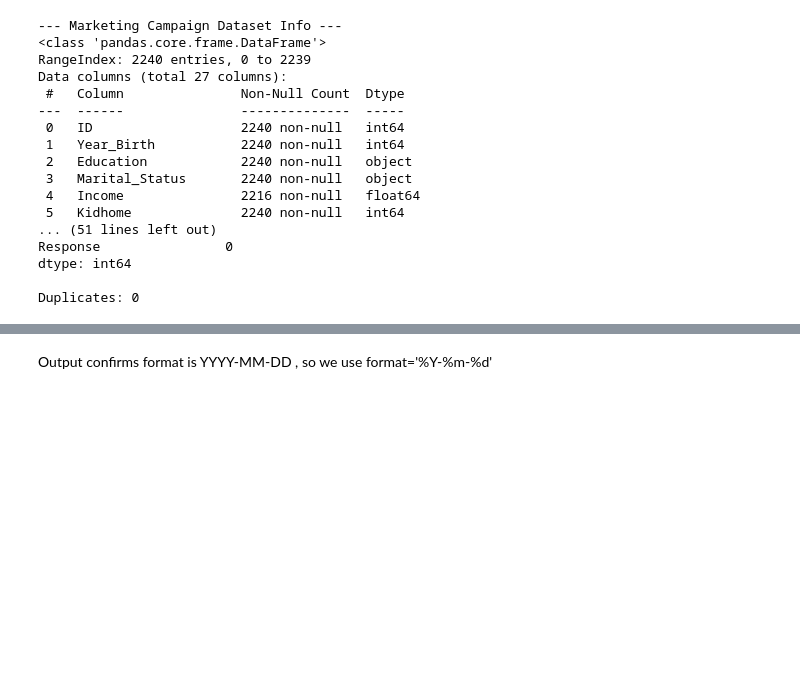
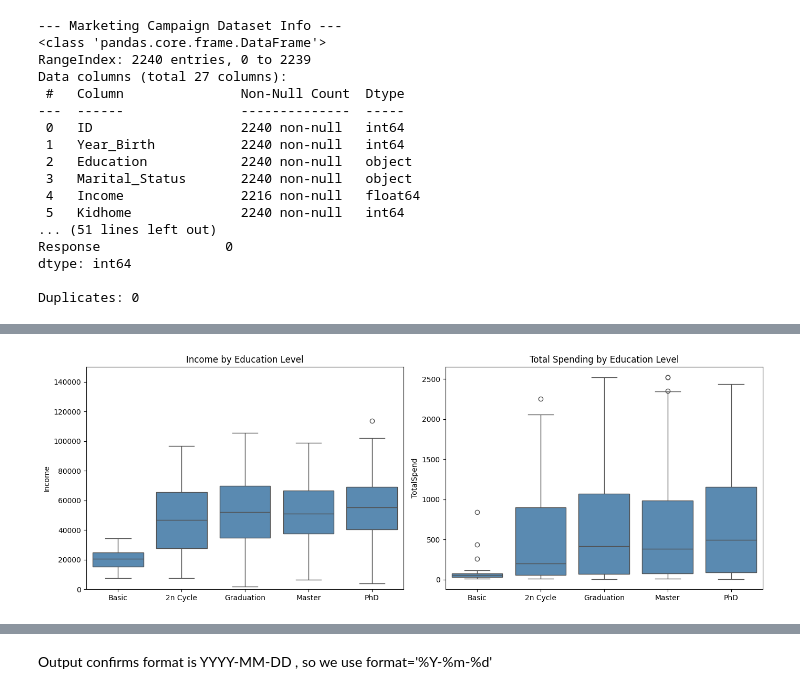
Before and after one commit to ialwayslikedgrime/data_science_exercises, a Jupyter notebook: lab1.ipynb, the cells around one changed output, grey strips where cells are left out. Drawn from its saved outputs; the diff is of its cells as text; code cells hidden in the pictures; blank space fills up the shorter version.

Commit message:
data handling

```diff
--- a/lab1.ipynb
+++ b/lab1.ipynb
@@ -138,0 +186,28 @@ Name: count, dtype: int64
+# %%
+import matplotlib.pyplot as plt
+import seaborn as sns
+
+# Define order and derived column here so cell is self-contained
+edu_order = ['Basic', '2n Cycle', 'Graduation', 'Master', 'PhD']
+
+df['TotalSpend'] = df[['MntWines', 'MntFruits', 'MntMeatProducts',
+                        'MntFishProducts', 'MntSweetProducts',
+                        'MntGoldProds']].sum(axis=1)
+
+fig, axes = plt.subplots(1, 2, figsize=(14, 5))
+
+sns.boxplot(data=df, x='Education', y='Income',
+            order=edu_order, ax=axes[0], color='#4c8cbf')
+axes[0].set_ylim(0, 150000)
+axes[0].set_title('Income by Education Level')
+axes[0].set_xlabel('')
+
+sns.boxplot(data=df, x='Education', y='TotalSpend',
+            order=edu_order, ax=axes[1], color='#4c8cbf')
+axes[1].set_title('Total Spending by Education Level')
+axes[1].set_xlabel('')
+
+plt.tight_layout()
+plt.show()
+# %% [output]
+[figure, added]
```
Also changed, not shown: parts of 19 cells of this notebook.
